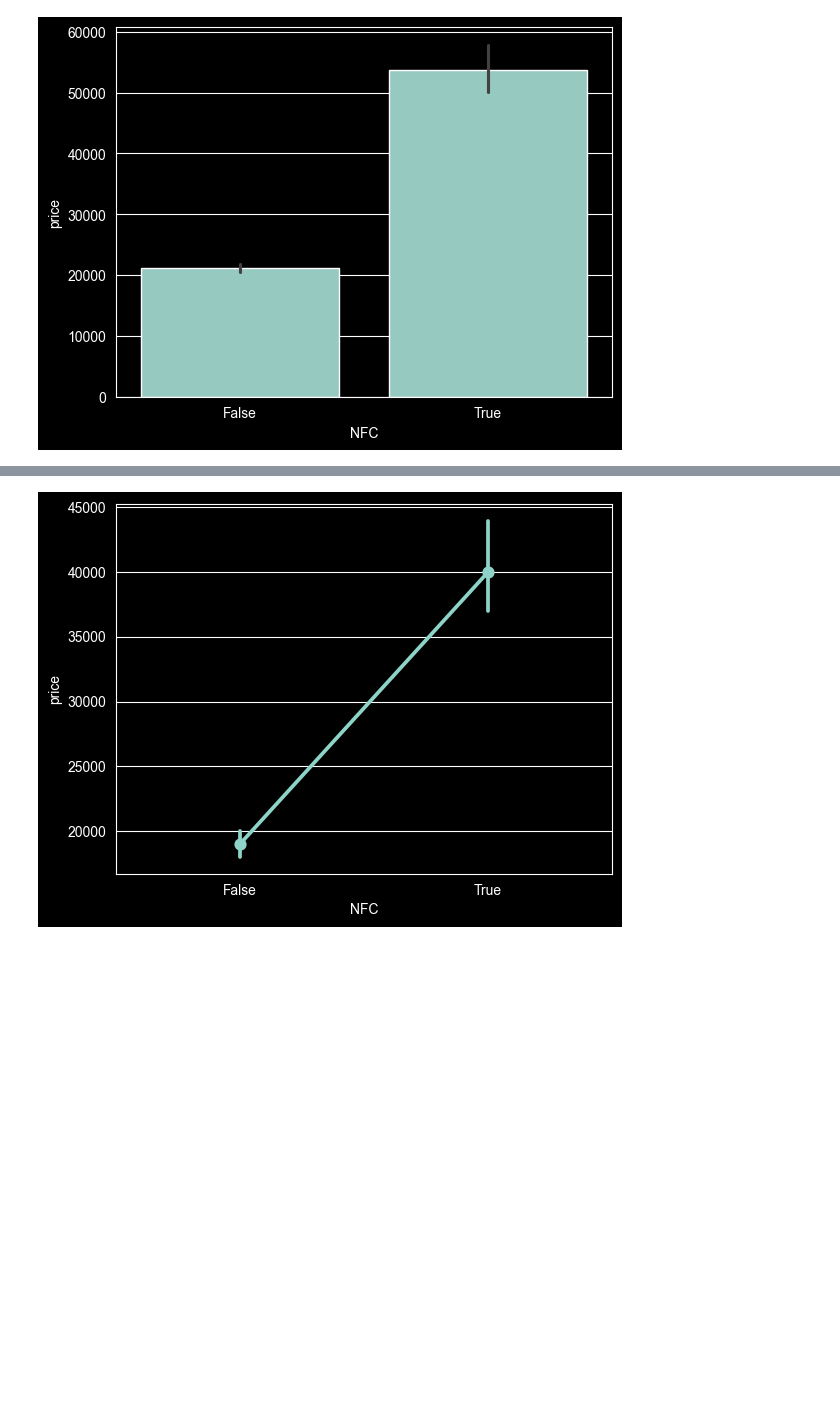
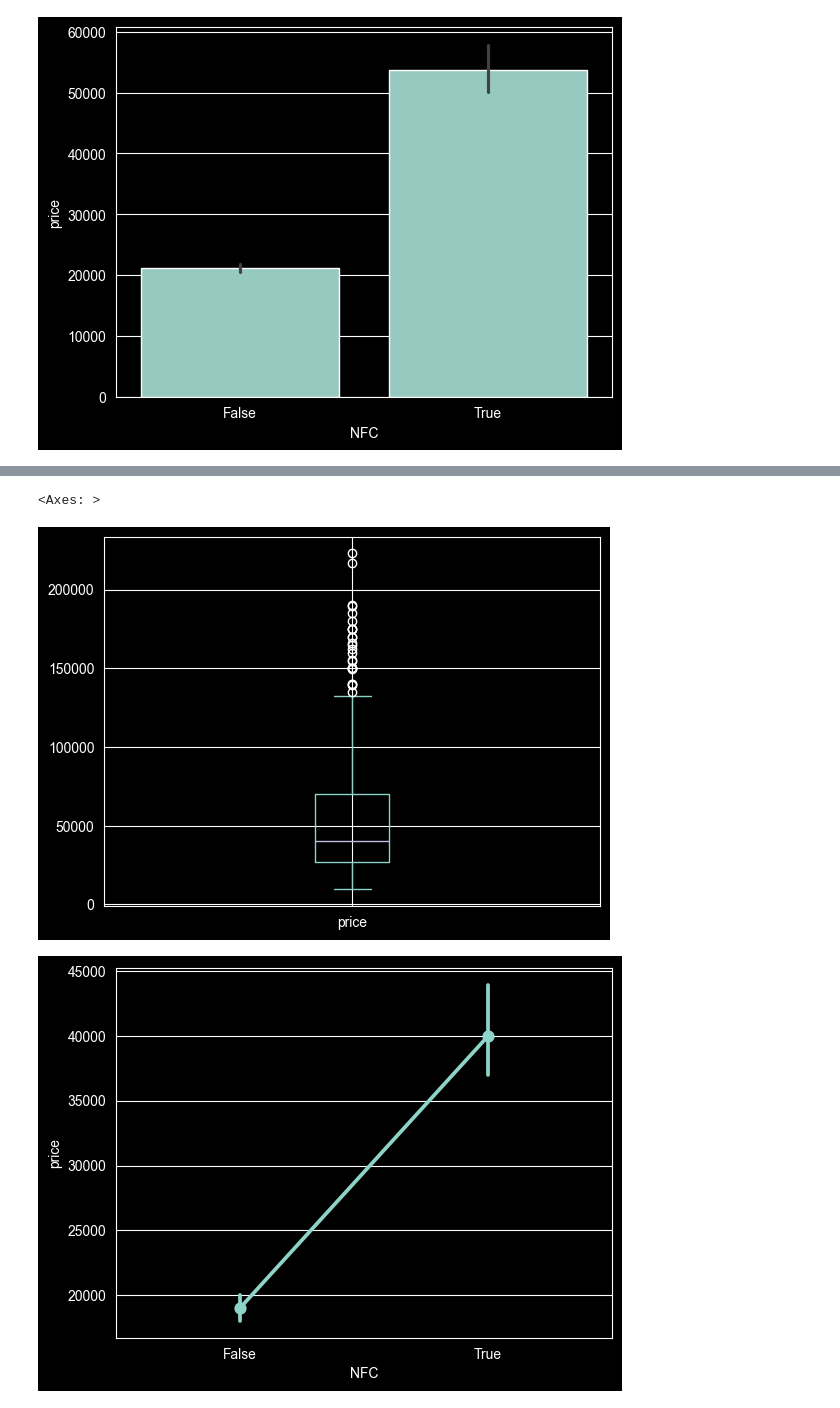
Before and after one commit to sudiptom619/EDA-On-5G-Smartphone, a Jupyter notebook: main.ipynb, the cells around one changed output, grey strips where cells are left out. Saved outputs shown, nothing was run; the diff lists cells and outputs as text; code cells hidden in the pictures; blank space fills up the shorter version.

```diff
--- a/main.ipynb
+++ b/main.ipynb
@@ -833,7 +832,7 @@ Name: count, dtype: int64
 # %%
 df.to_csv('./assets/final.csv',index=False)
 # %%
-df= pd.read_csv('./assets/final.csv')
+df= pd.read_csv('./assets/imputed_fixed.csv')
 # %%
 df.to_excel('./assets/cleaned_5G_smartphone.xlsx',index=False)
 # %% [markdown]
@@ -869,3 +915,8 @@ plt.savefig('./plots/bivariate_analysis/price-NFC/bar_plot.png')
+# %%
+df[df['NFC'] == True]['price'].plot(kind='box')
+# %% [output]
+<Axes: >
+[figure, added]
 # %%
 sns.pointplot(data=df,x='NFC',y='price',estimator='median')
 plt.savefig('./plots/bivariate_analysis/price-NFC/pointplot_plot.png')
```
Also changed, not shown: parts of 28 cells of this notebook, 2 other files.
